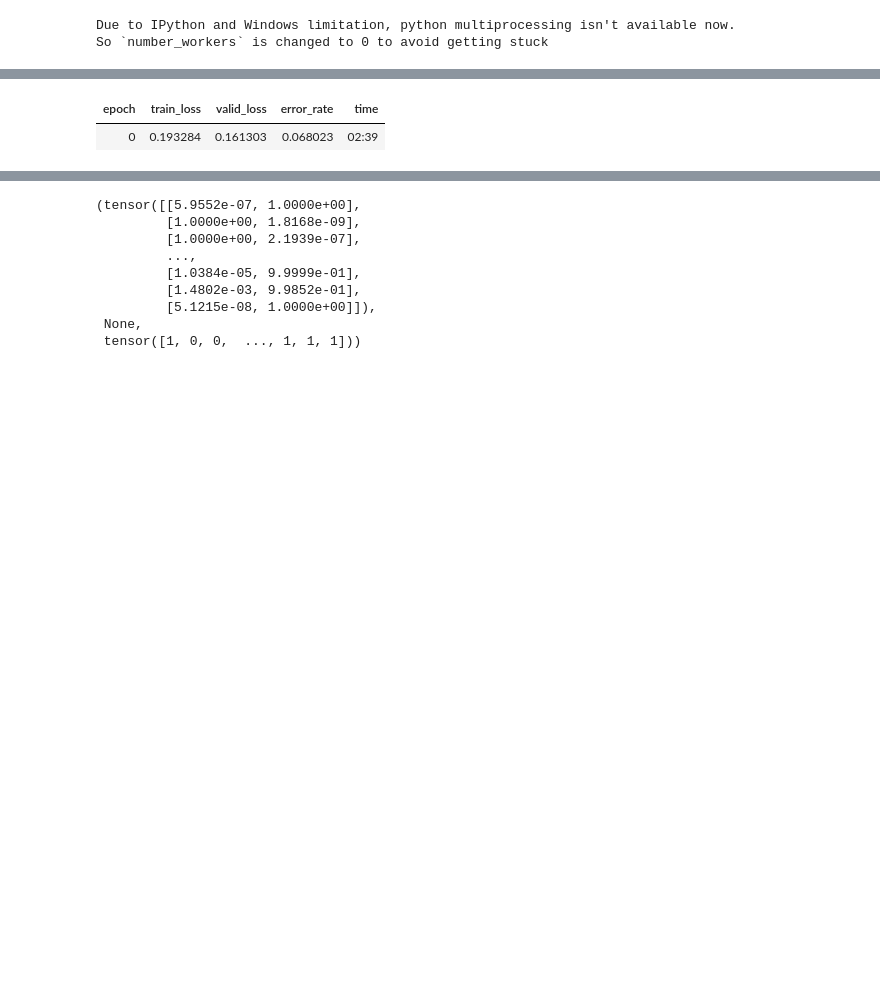
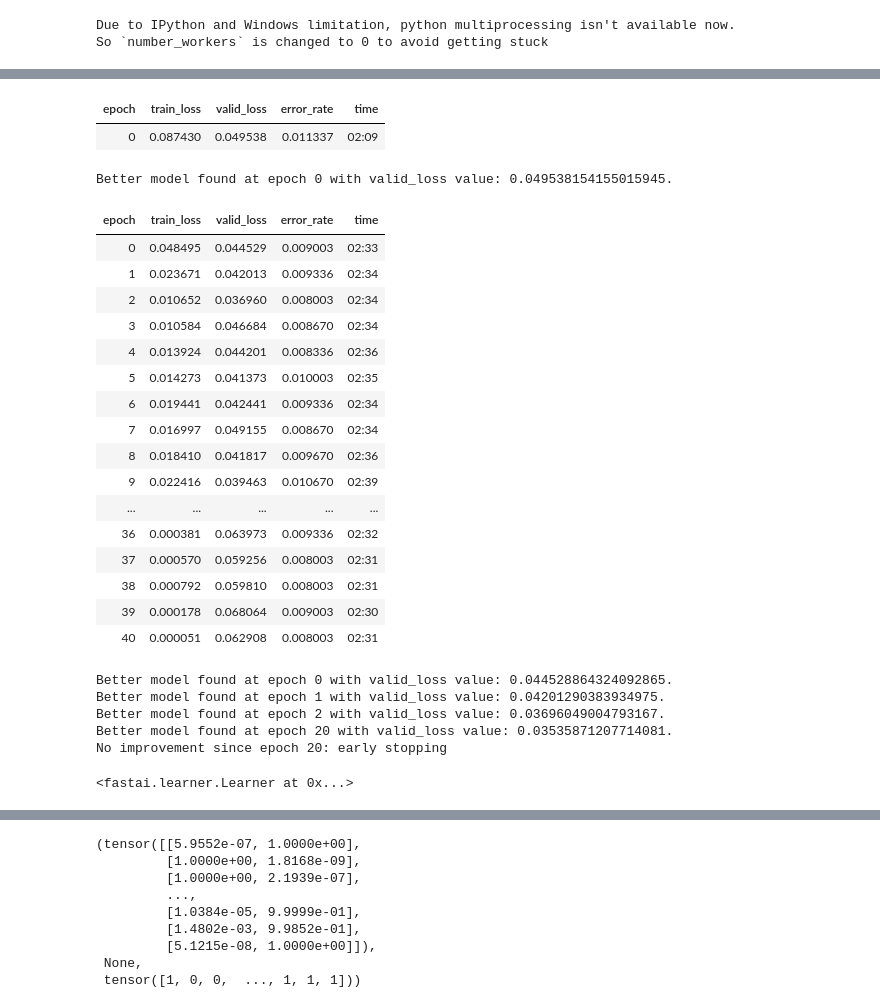
Before and after one commit to daveWinzig/cs356notebooks, a Jupyter notebook: cs356_lab1_winzigd.ipynb, the cells around one changed output, grey strips where cells are left out. Drawn from its saved outputs; the diff is of its cells as text; code cells hidden in the pictures; blank space fills up the shorter version.

```diff
--- a/cs356_lab1_winzigd.ipynb
+++ b/cs356_lab1_winzigd.ipynb
@@ -32,6 +33,37 @@ SuggestedLRs(valley=0.0005754399462603033)
-# %%
-learn.fine_tune(25,0.0005754399462603033)
-#best = 0.007669
-# %% [output]
-| epoch | train_loss | valid_loss | error_rate | time |
-| 0 | 0.193284 | 0.161303 | 0.068023 | 02:39 |
+# %%
+stop = EarlyStoppingCallback(patience=20)
+best = SaveModelCallback(fname='best_cats')
+# %%
+#train frozen model
+learn.fine_tune(50, cbs=(stop,best))
+# %% [output]
+| epoch | train_loss | valid_loss | error_rate | time |
+| 0 | 0.087430 | 0.049538 | 0.011337 | 02:09 |
+Better model found at epoch 0 with valid_loss value: 0.049538154155015945.
+| epoch | train_loss | valid_loss | error_rate | time |
+| 0 | 0.048495 | 0.044529 | 0.009003 | 02:33 |
+| 1 | 0.023671 | 0.042013 | 0.009336 | 02:34 |
+| 2 | 0.010652 | 0.036960 | 0.008003 | 02:34 |
+| 3 | 0.010584 | 0.046684 | 0.008670 | 02:34 |
+| 4 | 0.013924 | 0.044201 | 0.008336 | 02:36 |
+| 5 | 0.014273 | 0.041373 | 0.010003 | 02:35 |
+| 6 | 0.019441 | 0.042441 | 0.009336 | 02:34 |
+| 7 | 0.016997 | 0.049155 | 0.008670 | 02:34 |
+| 8 | 0.018410 | 0.041817 | 0.009670 | 02:36 |
+| 9 | 0.022416 | 0.039463 | 0.010670 | 02:39 |
+| ... | ... | ... | ... | ... |
+| 36 | 0.000381 | 0.063973 | 0.009336 | 02:32 |
+| 37 | 0.000570 | 0.059256 | 0.008003 | 02:31 |
+| 38 | 0.000792 | 0.059810 | 0.008003 | 02:31 |
+| 39 | 0.000178 | 0.068064 | 0.009003 | 02:30 |
+| 40 | 0.000051 | 0.062908 | 0.008003 | 02:31 |
+Better model found at epoch 0 with valid_loss value: 0.044528864324092865.
+Better model found at epoch 1 with valid_loss value: 0.04201290383934975.
+Better model found at epoch 2 with valid_loss value: 0.03696049004793167.
+Better model found at epoch 20 with valid_loss value: 0.03535871207714081.
+No improvement since epoch 20: early stopping
+# %%
+#load best model
+learn.load('best_cats')
+# %% [output]
+<fastai.learner.Learner at 0x...>
```
Also changed, not shown: parts of 5 cells of this notebook, 2 other files.
